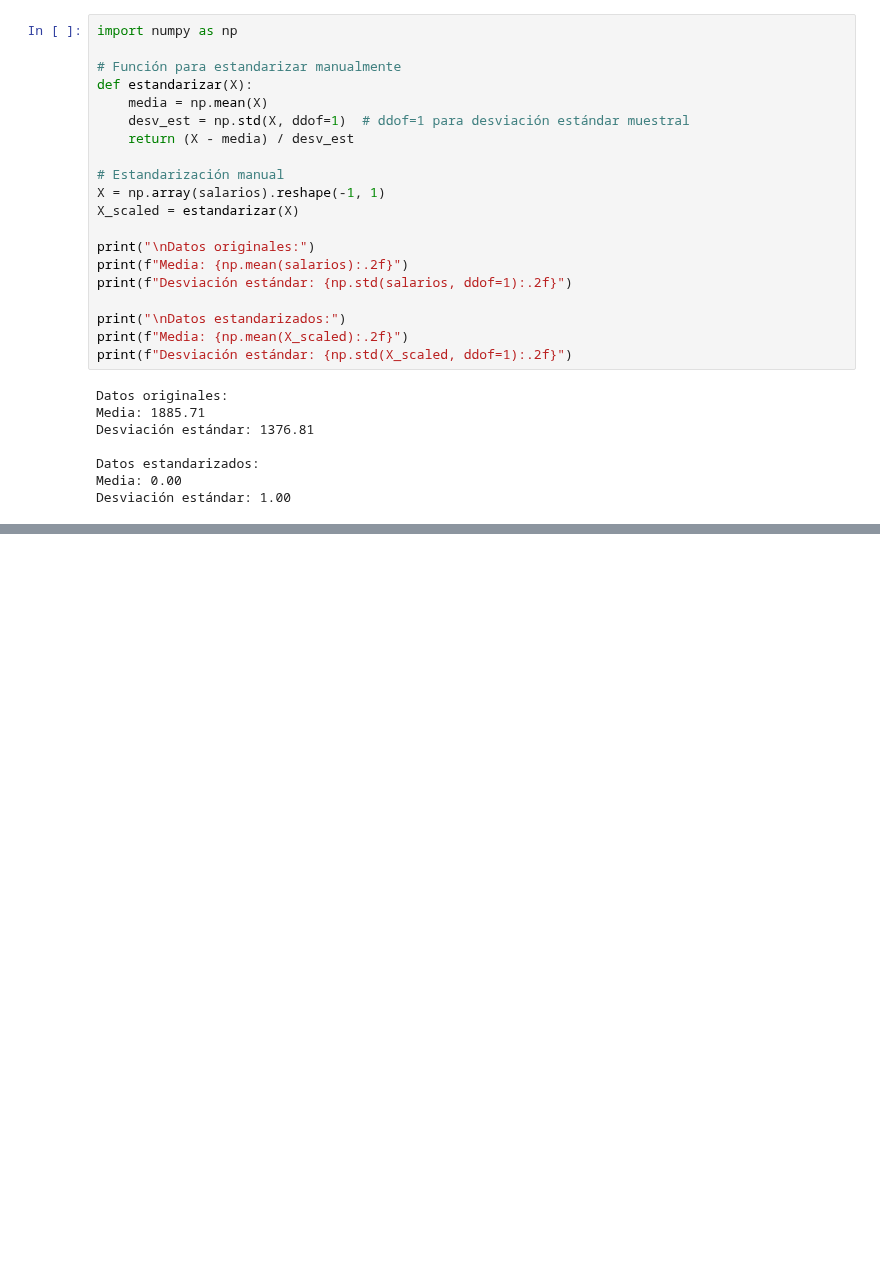
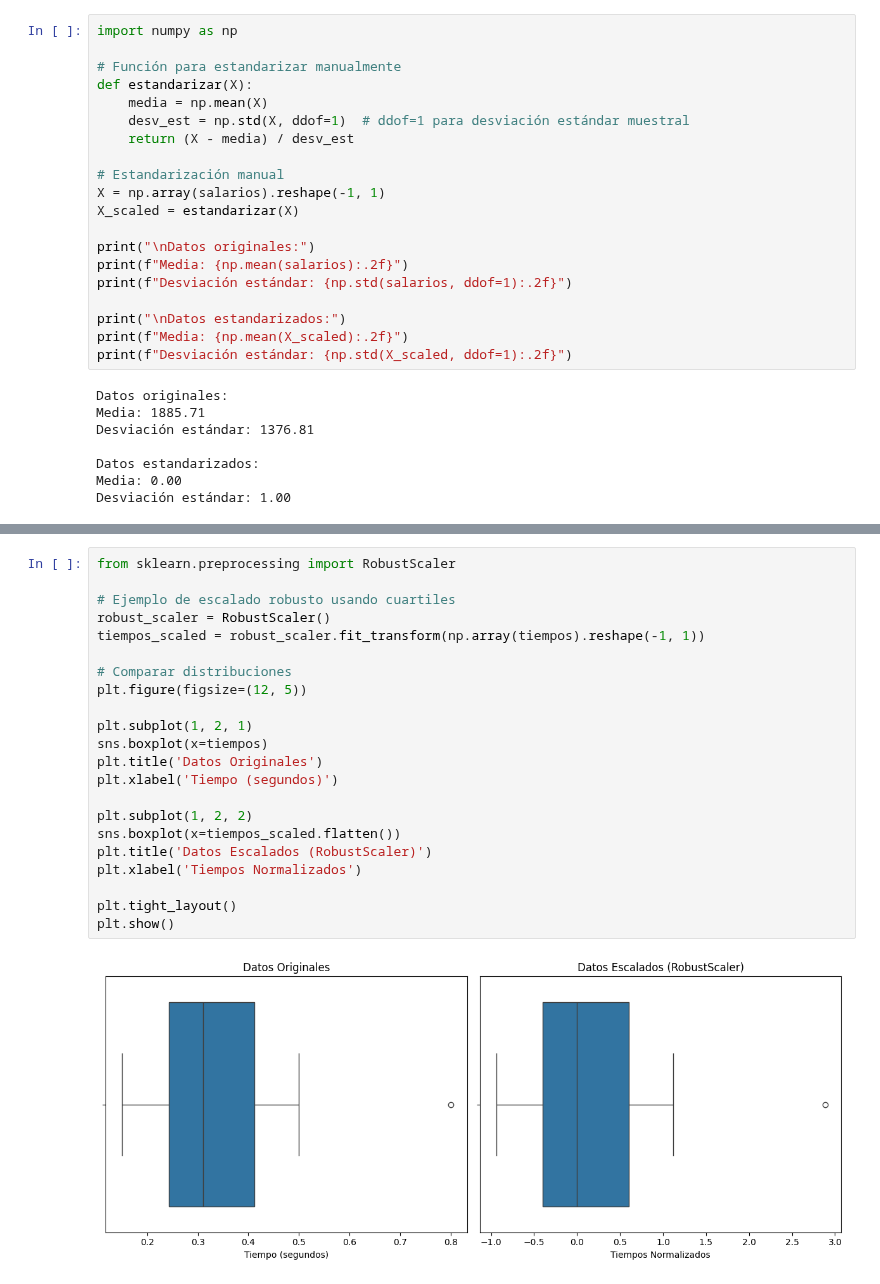
Before and after one commit to financieras/math_for_ai, a Jupyter notebook: 410_estadistica_descriptiva.ipynb, the cells around one changed output, grey strips where cells are left out. Saved outputs shown, nothing was run; the diff lists cells and outputs as text; blank space fills up the shorter version.

```diff
--- a/410_estadistica_descriptiva.ipynb
+++ b/410_estadistica_descriptiva.ipynb
@@ -541,0 +661,24 @@ Desviación estándar: 1.00
+# %%
+from sklearn.preprocessing import RobustScaler
+
+# Ejemplo de escalado robusto usando cuartiles
+robust_scaler = RobustScaler()
+tiempos_scaled = robust_scaler.fit_transform(np.array(tiempos).reshape(-1, 1))
+
+# Comparar distribuciones
+plt.figure(figsize=(12, 5))
+
+plt.subplot(1, 2, 1)
+sns.boxplot(x=tiempos)
+plt.title('Datos Originales')
+plt.xlabel('Tiempo (segundos)')
+
+plt.subplot(1, 2, 2)
+sns.boxplot(x=tiempos_scaled.flatten())
+plt.title('Datos Escalados (RobustScaler)')
+plt.xlabel('Tiempos Normalizados')
+
+plt.tight_layout()
+plt.show()
+# %% [output]
+[figure, added]
```
Also changed, not shown: parts of 8 cells of this notebook.
